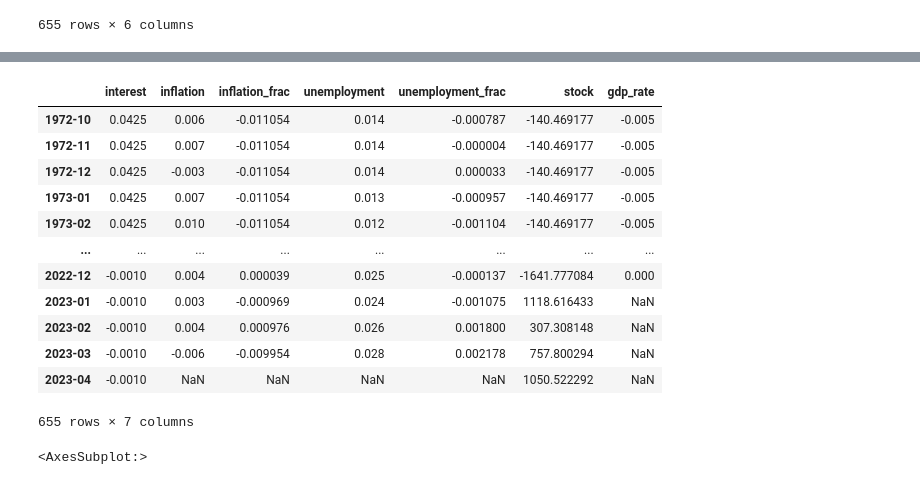
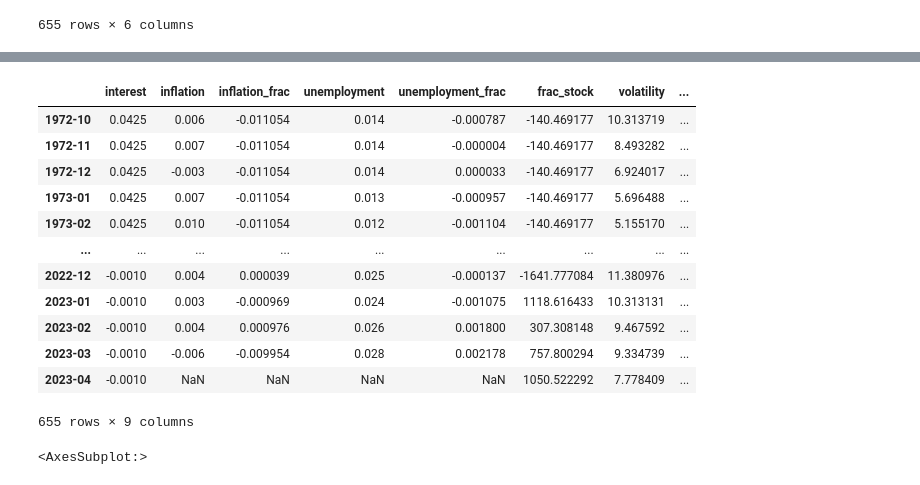
Before and after one commit to Tommylee1013/JapaneseIssue, a Jupyter notebook: Machine Learning Model.ipynb, the cells around one changed output, grey strips where cells are left out. Cells and saved outputs as stored; diff of their text form; code cells hidden in the pictures.

```diff
--- a/Machine Learning Model.ipynb
+++ b/Machine Learning Model.ipynb
@@ -296,0 +335,3 @@ feature_Mat
+# %%
+dailyVol = fml.getDailyVolatility(fracstock['Adj Close'], span = 100)
+dailyVol
@@ -296,0 +351,3 @@ feature_Mat
+# %%
+monVol = dailyVol.resample('M').mean()
+monVol.plot(figsize = (15,5))
@@ -296,0 +357,4 @@ feature_Mat
+# %%
+feature_Mat = feature_Mat.join(monVol, how = 'left')
+feature_Mat.columns = ['interest','inflation','inflation_frac','unemployment','unemployment_frac','stock','volatility']
+feature_Mat
@@ -296,0 +375,4 @@ feature_Mat
+# %%
+feature_Mat = feature_Mat.join(np.log(nikkei), how = 'left')
+feature_Mat.columns = ['interest','inflation','inflation_frac','unemployment','unemployment_frac','frac_stock','volatility','log_stock']
+feature_Mat
@@ -297,19 +393,19 @@ feature_Mat
 # %%
 feature_Mat = feature_Mat.join(gdp * 0.01, how = 'left').fillna(method = 'bfill')
-feature_Mat.columns = ['interest','inflation','inflation_frac','unemployment','unemployment_frac','stock','gdp_rate']
+feature_Mat.columns = ['interest','inflation','inflation_frac','unemployment','unemployment_frac','frac_stock','volatility','log_stock', 'gdp_rate']
 feature_Mat
 # %% [output]
-|  | interest | inflation | inflation_frac | unemployment | unemployment_frac | stock | gdp_rate |
-| 1972-10 | 0.0425 | 0.006 | -0.011054 | 0.014 | -0.000787 | -140.469177 | -0.005 |
-| 1972-11 | 0.0425 | 0.007 | -0.011054 | 0.014 | -0.000004 | -140.469177 | -0.005 |
-| 1972-12 | 0.0425 | -0.003 | -0.011054 | 0.014 | 0.000033 | -140.469177 | -0.005 |
-| 1973-01 | 0.0425 | 0.007 | -0.011054 | 0.013 | -0.000957 | -140.469177 | -0.005 |
-| 1973-02 | 0.0425 | 0.010 | -0.011054 | 0.012 | -0.001104 | -140.469177 | -0.005 |
-| ... | ... | ... | ... | ... | ... | ... | ... |
-| 2022-12 | -0.0010 | 0.004 | 0.000039 | 0.025 | -0.000137 | -1641.777084 | 0.000 |
-| 2023-01 | -0.0010 | 0.003 | -0.000969 | 0.024 | -0.001075 | 1118.616433 | NaN |
-| 2023-02 | -0.0010 | 0.004 | 0.000976 | 0.026 | 0.001800 | 307.308148 | NaN |
-| 2023-03 | -0.0010 | -0.006 | -0.009954 | 0.028 | 0.002178 | 757.800294 | NaN |
-| 2023-04 | -0.0010 | NaN | NaN | NaN | NaN | 1050.522292 | NaN |
+|  | interest | inflation | inflation_frac | unemployment | unemployment_frac | frac_stock | volatility | ... |
+| 1972-10 | 0.0425 | 0.006 | -0.011054 | 0.014 | -0.000787 | -140.469177 | 10.313719 | ... |
+| 1972-11 | 0.0425 | 0.007 | -0.011054 | 0.014 | -0.000004 | -140.469177 | 8.493282 | ... |
+| 1972-12 | 0.0425 | -0.003 | -0.011054 | 0.014 | 0.000033 | -140.469177 | 6.924017 | ... |
+| 1973-01 | 0.0425 | 0.007 | -0.011054 | 0.013 | -0.000957 | -140.469177 | 5.696488 | ... |
+| 1973-02 | 0.0425 | 0.010 | -0.011054 | 0.012 | -0.001104 | -140.469177 | 5.155170 | ... |
+| ... | ... | ... | ... | ... | ... | ... | ... | ... |
+| 2022-12 | -0.0010 | 0.004 | 0.000039 | 0.025 | -0.000137 | -1641.777084 | 11.380976 | ... |
+| 2023-01 | -0.0010 | 0.003 | -0.000969 | 0.024 | -0.001075 | 1118.616433 | 10.313131 | ... |
+| 2023-02 | -0.0010 | 0.004 | 0.000976 | 0.026 | 0.001800 | 307.308148 | 9.467592 | ... |
+| 2023-03 | -0.0010 | -0.006 | -0.009954 | 0.028 | 0.002178 | 757.800294 | 9.334739 | ... |
+| 2023-04 | -0.0010 | NaN | NaN | NaN | NaN | 1050.522292 | 7.778409 | ... |
-655 rows × 7 columns
+655 rows × 9 columns
 # %%
```
Also changed, not shown: parts of 21 cells of this notebook.
